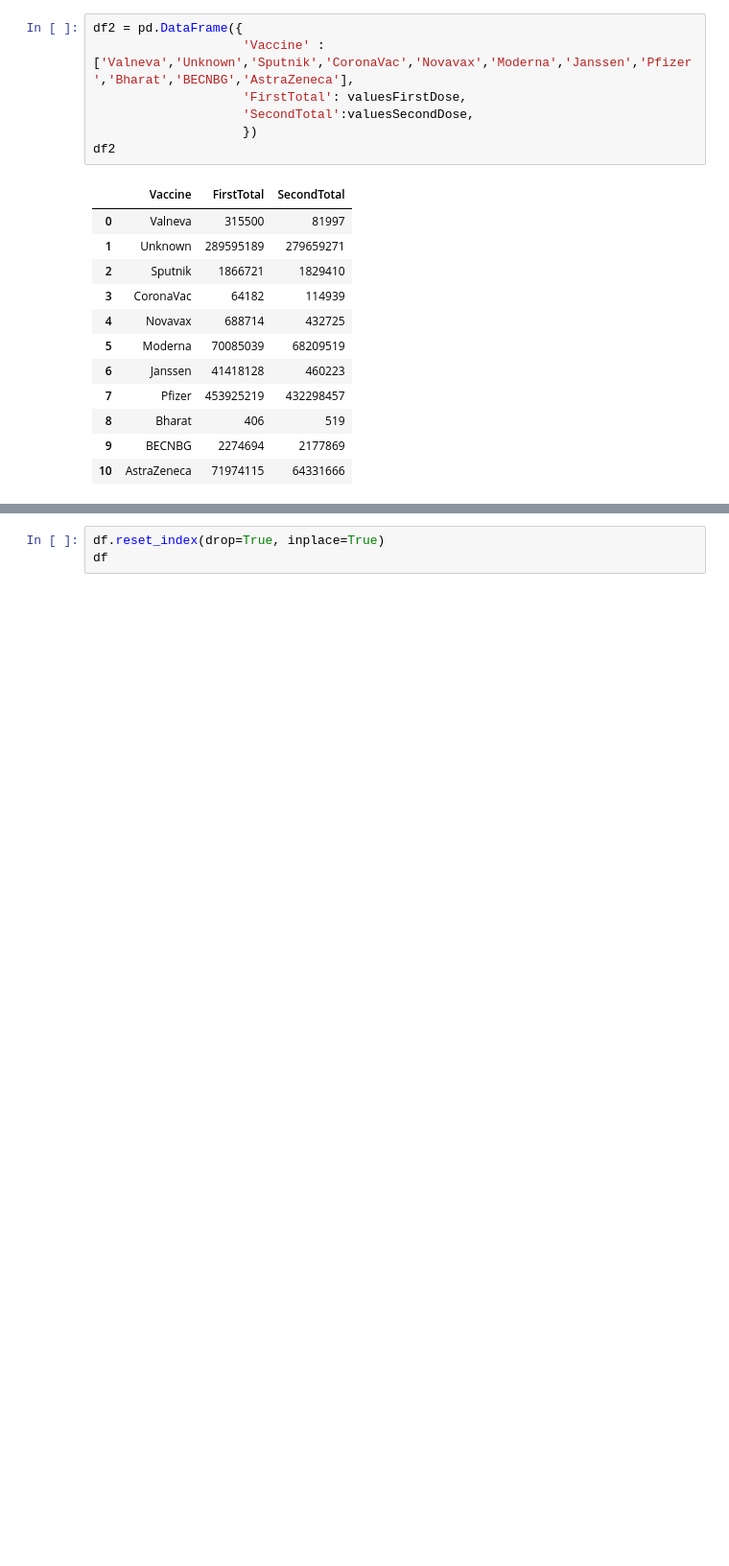
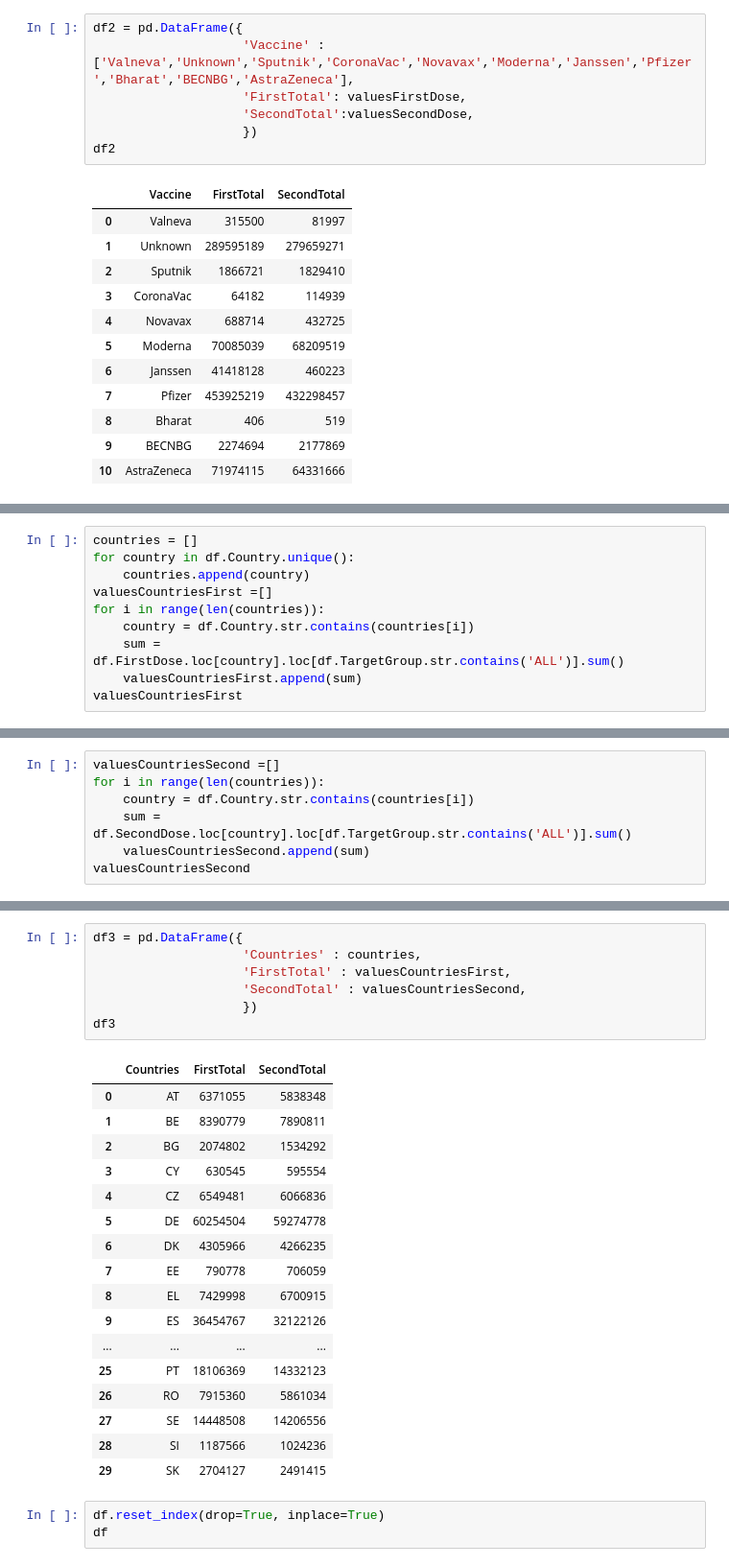
Before and after one commit to ArRegulus/ICA2, a Jupyter notebook: datacleaning.ipynb, the cells around one changed output, grey strips where cells are left out. Shown at 96% size. Drawn from its saved outputs; the diff is of its cells as text; blank space fills up the shorter version.

Commit message:
Website upgrade and new total data
Fixed Year graph runnability
Added Country total graph
All callbacks working

```diff
--- a/datacleaning.ipynb
+++ b/datacleaning.ipynb
@@ -126,3 +126,13 @@ df
 | 564572 | 2022-W48 | SK | 2055643.0 | 0.0 | 0.0 | 2 | 0 | Age25_49 | ... |
 | 564575 | 2022-W48 | SK | 2055643.0 | 0.0 | 0.0 | 1 | 2 | Age25_49 | ... |
 201950 rows × 10 columns
+# %%
+countries = []
+for country in df.Country.unique():
+    countries.append(country)
+valuesCountriesFirst =[]
+for i in range(len(countries)):
+    country = df.Country.str.contains(countries[i])
+    sum = df.FirstDose.loc[country].loc[df.TargetGroup.str.contains('ALL')].sum()
+    valuesCountriesFirst.append(sum)
+valuesCountriesFirst
@@ -128,0 +157,7 @@ df
+# %%
+valuesCountriesSecond =[]
+for i in range(len(countries)):
+    country = df.Country.str.contains(countries[i])
+    sum = df.SecondDose.loc[country].loc[df.TargetGroup.str.contains('ALL')].sum()
+    valuesCountriesSecond.append(sum)
+valuesCountriesSecond
@@ -129,3 +182,28 @@ df
+# %%
+df3 = pd.DataFrame({
+                    'Countries' : countries,
+                    'FirstTotal' : valuesCountriesFirst,
+                    'SecondTotal' : valuesCountriesSecond,
+                    })
+df3
+# %% [output]
+|  | Countries | FirstTotal | SecondTotal |
+| 0 | AT | 6371055 | 5838348 |
+| 1 | BE | 8390779 | 7890811 |
+| 2 | BG | 2074802 | 1534292 |
+| 3 | CY | 630545 | 595554 |
+| 4 | CZ | 6549481 | 6066836 |
+| 5 | DE | 60254504 | 59274778 |
+| 6 | DK | 4305966 | 4266235 |
+| 7 | EE | 790778 | 706059 |
+| 8 | EL | 7429998 | 6700915 |
+| 9 | ES | 36454767 | 32122126 |
+| ... | ... | ... | ... |
+| 25 | PT | 18106369 | 14332123 |
+| 26 | RO | 7915360 | 5861034 |
+| 27 | SE | 14448508 | 14206556 |
+| 28 | SI | 1187566 | 1024236 |
+| 29 | SK | 2704127 | 2491415 |
 # %%
 df.reset_index(drop=True, inplace=True)
 df
```
Also changed, not shown: parts of 4 cells of this notebook, 2 other files.
